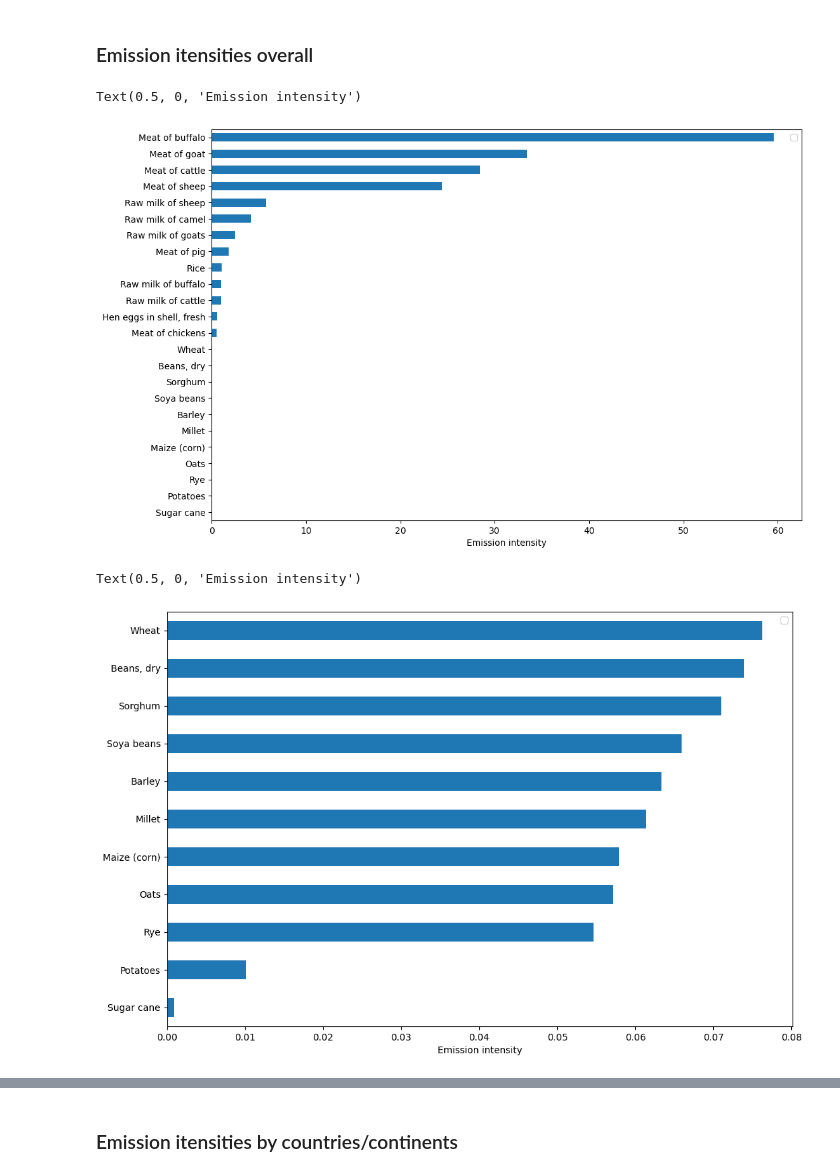
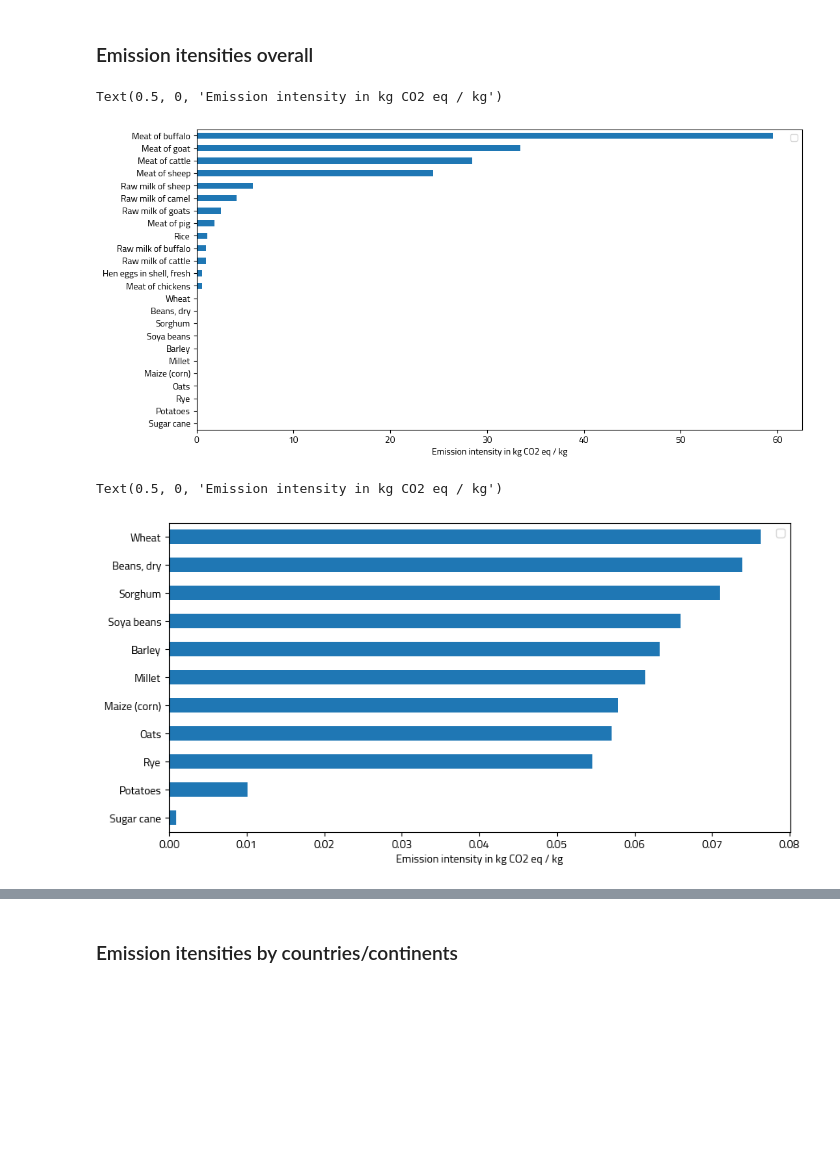
Before and after one commit to kostinam/neuefische-capstone, a Jupyter notebook: cl-eda.ipynb, the cells around one changed output, grey strips where cells are left out. Saved outputs shown, nothing was run; the diff lists cells and outputs as text; code cells hidden in the pictures; blank space fills up the shorter version.

```diff
--- a/cl-eda.ipynb
+++ b/cl-eda.ipynb
@@ -54,6 +82,7 @@ world_production_grouped_3 = world_production[['year', 'item_category', 'product
 world_production_grouped_4 = world_production[['year', 'item_group', 'production_in_t']].groupby(['year', 'item_group'], as_index=False).sum()
 
 fig, axes = plt.subplots(3, 3, figsize=(22, 18))
+plt.rcParams['font.family'] = 'Cairo'
 
 world_production_grouped_0.plot(x='year', y='population', ax=axes[0][0])
 axes[0][0].legend()
@@ -601,16 +704,17 @@ See the caveats in the documentation: https://pandas.pydata.org/pandas-docs/stab
   prod_emis_items['food_type'] = prod_emis_items.item.apply(lambda x: food_type(x))
 # %%
 fig, axes = plt.subplots(1, 2, figsize=(16, 8))
+plt.rcParams['font.family'] = 'Cairo'
 
 prod_emis_items_1 = prod_emis_items[prod_emis_items.year == 2020]
 
-prod_emis_items_1[['food_type', 'production_in_t']].groupby('food_type').agg('sum').plot.pie(y='production_in_t', ax=axes[0], fontsize=13, autopct='%1.1f%%')
+prod_emis_items_1[['food_type', 'production_in_t']].groupby('food_type').agg('sum').plot.pie(y='production_in_t', ax=axes[0], fontsize=13, autopct='%1.1f%%', colors = ['green', 'yellow', '#e6550d', '#fd8d3c'])
 axes[0].set_ylabel('')
 axes[0].legend('')
-axes[0].set_title('Total Food Production by Type', fontsize=16)
+axes[0].set_title('Food Production in 2020', fontsize=16)
 
-prod_emis_items_1[['food_type', 'emissions_co2eq_combined_in_kt']].groupby('food_type').agg('sum').plot.pie(y='emissions_co2eq_combined_in_kt', ax=axes[1], fontsize=13, autopct='%1.1f%%')
+prod_emis_items_1[['food_type', 'emissions_co2eq_combined_in_kt']].groupby('food_type').agg('sum').plot.pie(y='emissions_co2eq_combined_in_kt', ax=axes[1], fontsize=13, autopct='%1.1f%%', colors = ['green', 'yellow', '#e6550d', '#fd8d3c'])
 axes[1].set_ylabel('')
 axes[1].legend('')
-axes[1].set_title('Total Food Emissions by Type', fontsize=16)
+axes[1].set_title('Food Emissions in 2020', fontsize=16)
 # %% [output]
@@ -658,35 +765,35 @@ See the caveats in the documentation: https://pandas.pydata.org/pandas-docs/stab
 # %%
 prod_emis_intensities_names_grouped_1 = prod_emis_intensities_names[prod_emis_intensities_names['special_area'] == 'World']
 prod_emis_intensities_names_grouped_1 = prod_emis_intensities_names_grouped_1[['item', 'emissions_intensity_combined_in_kg_co2eq_per_kg']].groupby(['item'], as_index=False).agg('mean').sort_values(by='emissions_intensity_combined_in_kg_co2eq_per_kg', ascending=True)
 prod_emis_intensities_names_grouped_2 = prod_emis_intensities_names[prod_emis_intensities_names['country'] == 'Germany']
 prod_emis_intensities_names_grouped_2= prod_emis_intensities_names_grouped_2[['item', 'emissions_intensity_combined_in_kg_co2eq_per_kg']].groupby(['item'], as_index=False).agg('mean').sort_values(by='emissions_intensity_combined_in_kg_co2eq_per_kg', ascending=True)
 prod_emis_intensities_names_grouped_3 = prod_emis_intensities_names[prod_emis_intensities_names['special_area'] == 'European Union (27)']
 prod_emis_intensities_names_grouped_3= prod_emis_intensities_names_grouped_3[['item', 'emissions_intensity_combined_in_kg_co2eq_per_kg']].groupby(['item'], as_index=False).agg('mean').sort_values(by='emissions_intensity_combined_in_kg_co2eq_per_kg', ascending=True)
 
-fig, axes = plt.subplots(1, 1, figsize=(12, 8))
+fig, axes = plt.subplots(1, 1, figsize=(12, 6))
 
 prod_emis_intensities_names_grouped_1.plot.barh(x='item', y='emissions_intensity_combined_in_kg_co2eq_per_kg', ax=axes)
 #axes.set_title('World emissions intensity')
 axes.set_ylabel('')
 axes.legend('')
-axes.set_xlabel('Emission intensity')
+axes.set_xlabel('Emission intensity in kg CO2 eq / kg', fontsize = 10)
 # %% [output]
-Text(0.5, 0, 'Emission intensity')
+Text(0.5, 0, 'Emission intensity in kg CO2 eq / kg')
-[figure, old version]
+[figure, new version]
 # %%
 prod_emis_intensities_names_grouped_1 = prod_emis_intensities_names[(prod_emis_intensities_names.special_area == 'World') & (prod_emis_intensities_names.item_category == 'Crops, primary') & (prod_emis_intensities_names.item != 'Rice')]
 prod_emis_intensities_names_grouped_1 = prod_emis_intensities_names_grouped_1[['item', 'emissions_intensity_combined_in_kg_co2eq_per_kg']].groupby(['item'], as_index=False).agg('mean').sort_values(by='emissions_intensity_combined_in_kg_co2eq_per_kg', ascending=True)
 
-fig, axes = plt.subplots(1, 1, figsize=(12, 8))
+fig, axes = plt.subplots(1, 1, figsize=(10, 5))
 
 prod_emis_intensities_names_grouped_1.plot.barh(x='item', y='emissions_intensity_combined_in_kg_co2eq_per_kg', ax=axes)
 #axes.set_title('World emissions intensity')
 axes.set_ylabel('')
 axes.legend('')
-axes.set_xlabel('Emission intensity')
+axes.set_xlabel('Emission intensity in kg CO2 eq / kg', fontsize = 10)
 # %% [output]
-Text(0.5, 0, 'Emission intensity')
+Text(0.5, 0, 'Emission intensity in kg CO2 eq / kg')
-[figure, old version]
+[figure, new version]
 # %%
 prod_emis_intensities_names_grouped_4 = prod_emis_intensities_names[(prod_emis_intensities_names.country == 'Germany') & (prod_emis_intensities_names.item_category == 'Livestock primary')]
 prod_emis_intensities_names_grouped_4 = prod_emis_intensities_names_grouped_4[['item', 'emissions_intensity_combined_in_kg_co2eq_per_kg']].groupby(['item'], as_index=False).agg('mean').sort_values(by='item', ascending=False)
```
Also changed, not shown: parts of 24 cells of this notebook, 1 other file.
